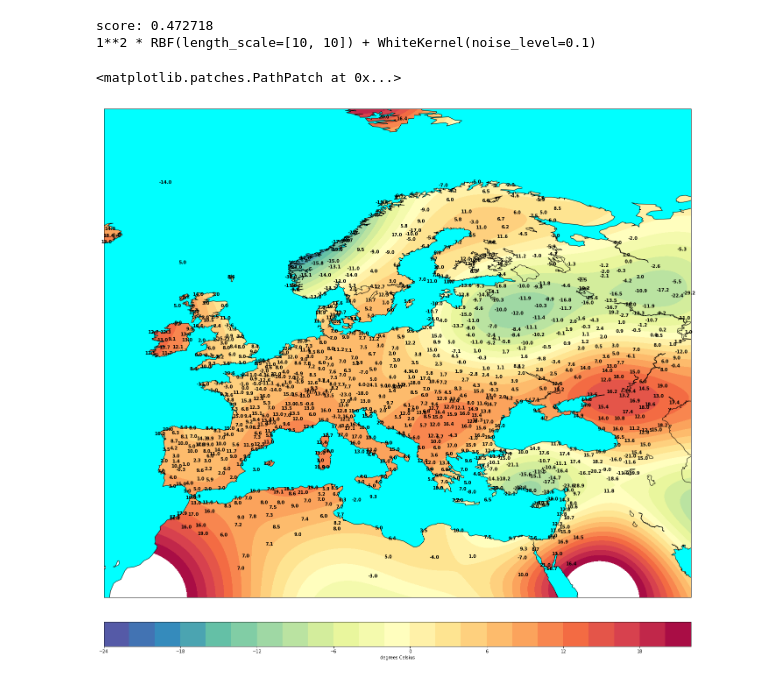
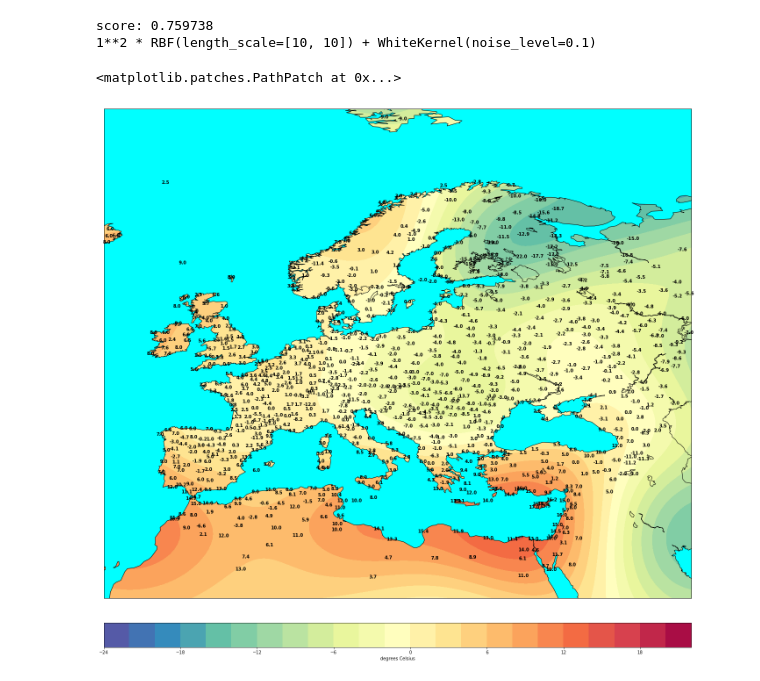
Before and after one commit to tam-leminh/meteo-data-ml, a Jupyter notebook: Meteo.ipynb, the cells around one changed output. Saved outputs shown, nothing was run; the diff lists cells and outputs as text; code cells hidden in the pictures.

```diff
--- a/Meteo.ipynb
+++ b/Meteo.ipynb
@@ -130,5 +162,12 @@ def null_kernel(X, y):
     return 0
 # %%
 #Read cities list
-obs = pd.read_csv("data/current-version/Temp-2018_12_23-12_0.csv", ',')
+obs = pd.read_csv("data/current-version/Temp-2019_01_03-21_21.csv", ',')
 obs = obs.drop(['Unnamed: 0'], axis=1)
+
+#Get cities coordinates and ID
+nam = obs['City'].tolist()
+lon = obs['Lon'].tolist()
+lat = obs['Lat'].tolist()
+ids = obs['ID'].tolist()
+temps = obs['Temp'].tolist()
@@ -147,8 +179,8 @@ lon_max = 49.88
 lat_max = 79.17
 
 #Interpolation resolution
-nx = 400
-ny = 400
+nx = 100
+ny = 100
 
 cities_out_bounds = []
 
@@ -176,6 +208,7 @@ predict = np.zeros((nx, ny))
 #NNI_temp(lon, lat, glons, glats, temps, predict)
 #IDW_temp(lon, lat, glons, glats, temps, predict, 500)
 GaussProcess_temp(lon, lat, glons, glats, temps, predict)
+#GWR_temp(lon, lat, glons, glats, temps, predict)
 
 #Plot contours
 clevs = [-24,-22,-20,-18,-16,-14,-12,-10,-8,-6,-4,-2,0,2,4,6,8,10,12,14,16,18,20,22]
@@ -187,32 +220,32 @@ cbar.set_label('degrees Celsius')
 
 
 from matplotlib.patches import Path, PathPatch
 
 ##getting the limits of the map:
 x0,x1 = ax.get_xlim()
 y0,y1 = ax.get_ylim()
 map_edges = np.array([[x0,y0],[x1,y0],[x1,y1],[x0,y1]])
 
 ##getting all polygons used to draw the coastlines of the map
 polys = [p.boundary for p in map.landpolygons]
 
 ##combining with map edges
 polys = [map_edges]+polys[:]
 
 ##creating a PathPatch
 codes = [
     [Path.MOVETO] + [Path.LINETO for p in p[1:]]
     for p in polys
 ]
 polys_lin = [v for p in polys for v in p]
 codes_lin = [c for cs in codes for c in cs]
 path = Path(polys_lin, codes_lin)
 patch = PathPatch(path,facecolor='cyan', lw=0)
 
 ##masking the data:
 ax.add_patch(patch)
 # %% [output]
-score: 0.472718
+score: 0.759738
 1**2 * RBF(length_scale=[10, 10]) + WhiteKernel(noise_level=0.1)
 <matplotlib.patches.PathPatch at 0x...>
-[figure, old version]
+[figure, new version]
```
Also changed, not shown: parts of 2 cells of this notebook.
